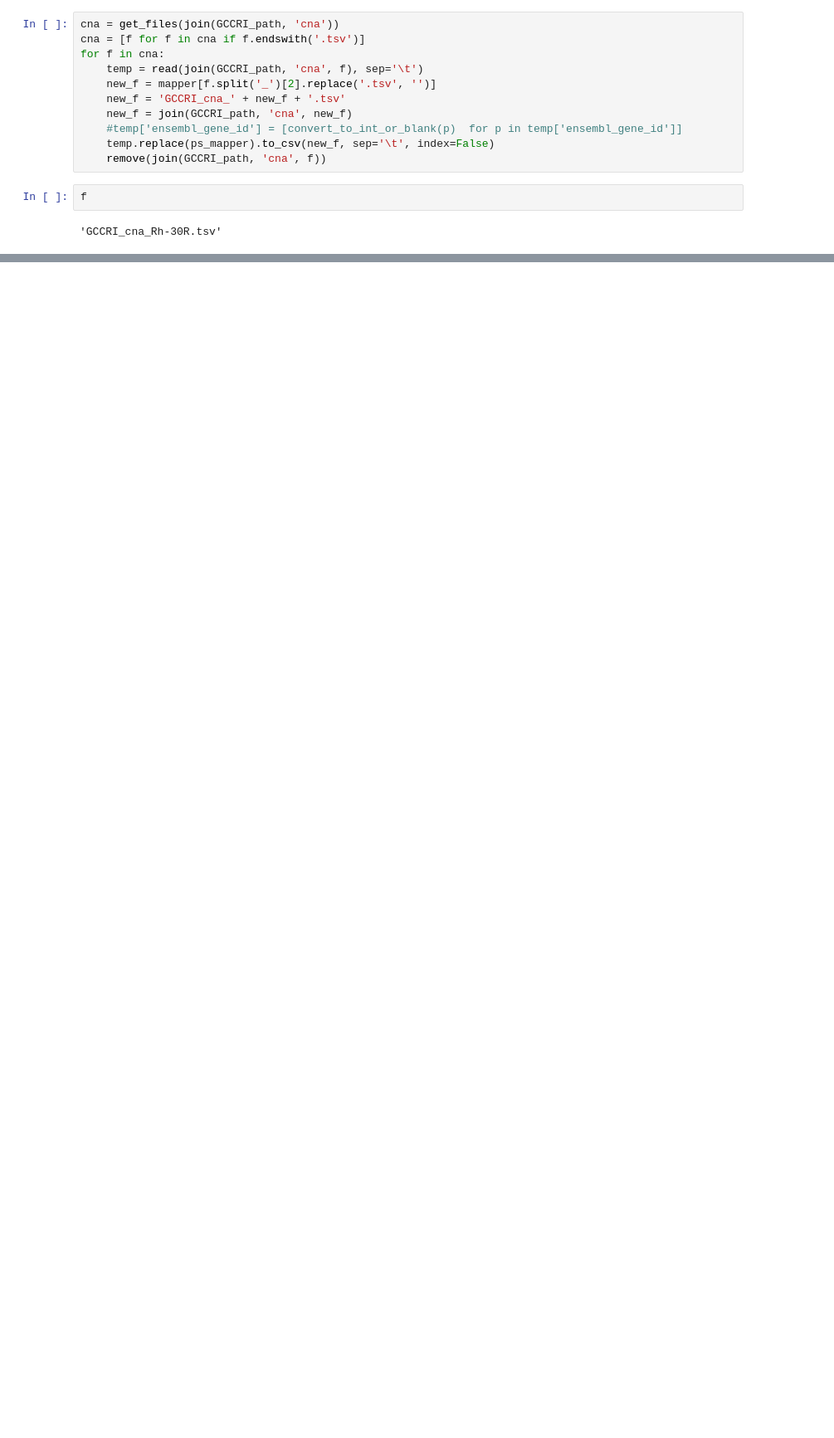
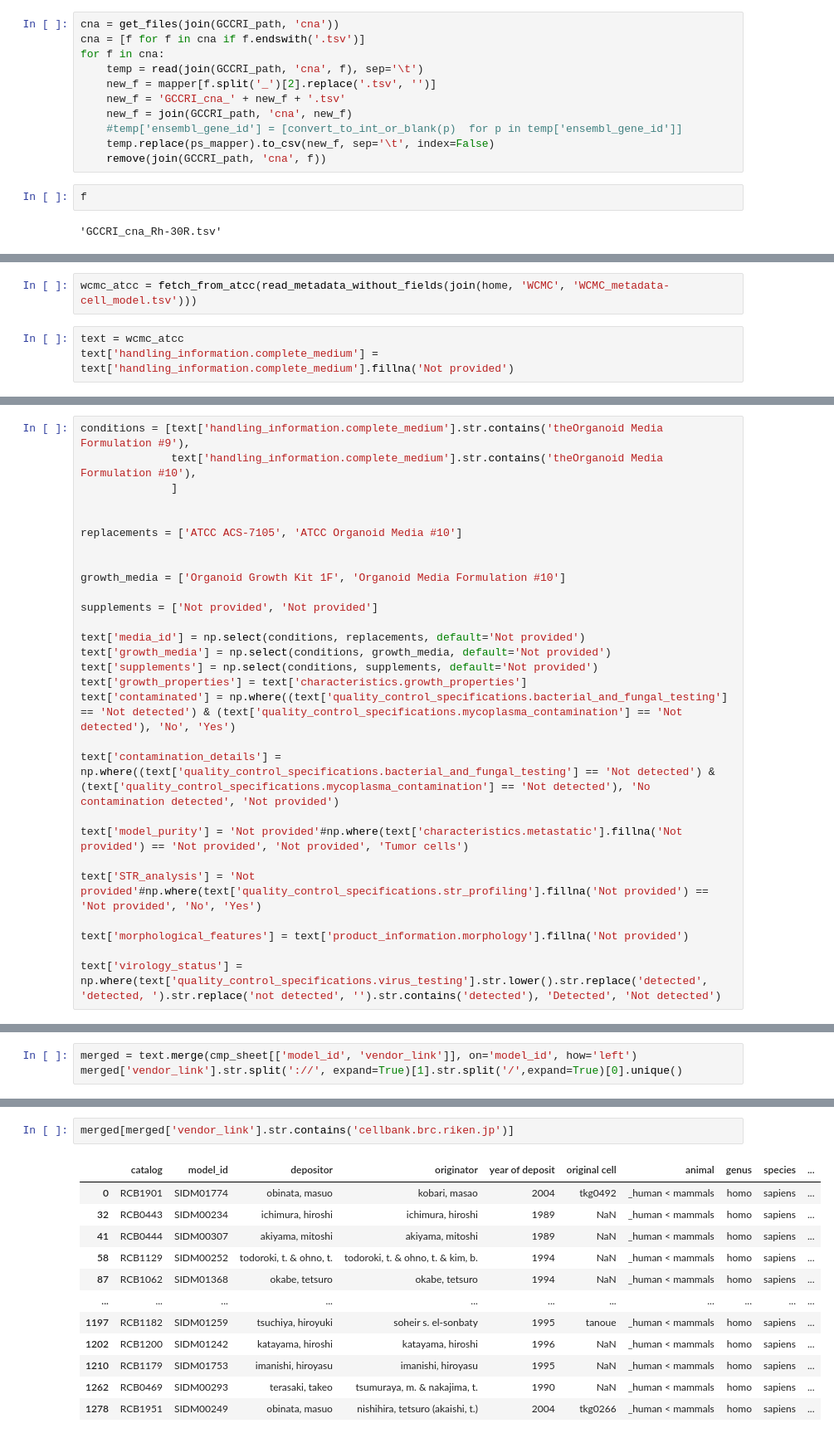
Before and after one commit to PDCMFinder/PdcmDataTransformers, a Jupyter notebook: Clean-up-scripts/Data_cleanup.ipynb, the cells around one changed output, grey strips where cells are left out. Shown at 83% size. Cells and saved outputs as stored; diff of their text form; blank space fills up the shorter version.

```diff
--- a/Clean-up-scripts/Data_cleanup.ipynb
+++ b/Clean-up-scripts/Data_cleanup.ipynb
@@ -708,0 +1600,5 @@ f
+# %%
+wcmc_atcc = fetch_from_atcc(read_metadata_without_fields(join(home, 'WCMC', 'WCMC_metadata-cell_model.tsv')))
+# %%
+text = wcmc_atcc
+text['handling_information.complete_medium'] = text['handling_information.complete_medium'].fillna('Not provided')
@@ -708,0 +1620,28 @@ f
+# %%
+conditions = [text['handling_information.complete_medium'].str.contains('theOrganoid Media Formulation #9'),
+              text['handling_information.complete_medium'].str.contains('theOrganoid Media Formulation #10'),
+              ]
+
+
+replacements = ['ATCC ACS-7105', 'ATCC Organoid Media #10']
+
+
+growth_media = ['Organoid Growth Kit 1F', 'Organoid Media Formulation #10']
+
+supplements = ['Not provided', 'Not provided']
+
+text['media_id'] = np.select(conditions, replacements, default='Not provided')
+text['growth_media'] = np.select(conditions, growth_media, default='Not provided')
+text['supplements'] = np.select(conditions, supplements, default='Not provided')
+text['growth_properties'] = text['characteristics.growth_properties']
+text['contaminated'] = np.where((text['quality_control_specifications.bacterial_and_fungal_testing'] == 'Not detected') & (text['quality_control_specifications.mycoplasma_contamination'] == 'Not detected'), 'No', 'Yes')
+
+text['contamination_details'] = np.where((text['quality_control_specifications.bacterial_and_fungal_testing'] == 'Not detected') & (text['quality_control_specifications.mycoplasma_contamination'] == 'Not detected'), 'No contamination detected', 'Not provided')
+
+text['model_purity'] = 'Not provided'#np.where(text['characteristics.metastatic'].fillna('Not provided') == 'Not provided', 'Not provided', 'Tumor cells')
+
+text['STR_analysis'] = 'Not provided'#np.where(text['quality_control_specifications.str_profiling'].fillna('Not provided') == 'Not provided', 'No', 'Yes')
+
+text['morphological_features'] = text['product_information.morphology'].fillna('Not provided')
+
+text['virology_status'] = np.where(text['quality_control_specifications.virus_testing'].str.lower().str.replace('detected', 'detected, ').str.replace('not detected', '').str.contains('detected'), 'Detected', 'Not detected')
@@ -708,0 +2469,3 @@ f
+# %%
+merged = text.merge(cmp_sheet[['model_id', 'vendor_link']], on='model_id', how='left')
+merged['vendor_link'].str.split('://', expand=True)[1].str.split('/',expand=True)[0].unique()
@@ -708,0 +2477,15 @@ f
+# %%
+merged[merged['vendor_link'].str.contains('cellbank.brc.riken.jp')]
+# %% [output]
+|  | catalog | model_id | depositor | originator | year of deposit | original cell | animal | genus | species | ... |
+| 0 | RCB1901 | SIDM01774 | obinata, masuo | kobari, masao | 2004 | tkg0492 | _human < mammals | homo | sapiens | ... |
+| 32 | RCB0443 | SIDM00234 | ichimura, hiroshi | ichimura, hiroshi | 1989 | NaN | _human < mammals | homo | sapiens | ... |
+| 41 | RCB0444 | SIDM00307 | akiyama, mitoshi | akiyama, mitoshi | 1989 | NaN | _human < mammals | homo | sapiens | ... |
+| 58 | RCB1129 | SIDM00252 | todoroki, t. & ohno, t. | todoroki, t. & ohno, t. & kim, b. | 1994 | NaN | _human < mammals | homo | sapiens | ... |
+| 87 | RCB1062 | SIDM01368 | okabe, tetsuro | okabe, tetsuro | 1994 | NaN | _human < mammals | homo | sapiens | ... |
+| ... | ... | ... | ... | ... | ... | ... | ... | ... | ... | ... |
+| 1197 | RCB1182 | SIDM01259 | tsuchiya, hiroyuki | soheir s. el-sonbaty | 1995 | tanoue | _human < mammals | homo | sapiens | ... |
+| 1202 | RCB1200 | SIDM01242 | katayama, hiroshi | katayama, hiroshi | 1996 | NaN | _human < mammals | homo | sapiens | ... |
+| 1210 | RCB1179 | SIDM01753 | imanishi, hiroyasu | imanishi, hiroyasu | 1995 | NaN | _human < mammals | homo | sapiens | ... |
+| 1262 | RCB0469 | SIDM00293 | terasaki, takeo | tsumuraya, m. & nakajima, t. | 1990 | NaN | _human < mammals | homo | sapiens | ... |
+| 1278 | RCB1951 | SIDM00249 | obinata, masuo | nishihira, tetsuro (akaishi, t.) | 2004 | tkg0266 | _human < mammals | homo | sapiens | ... |
```
Also changed, not shown: parts of 103 cells of this notebook.
